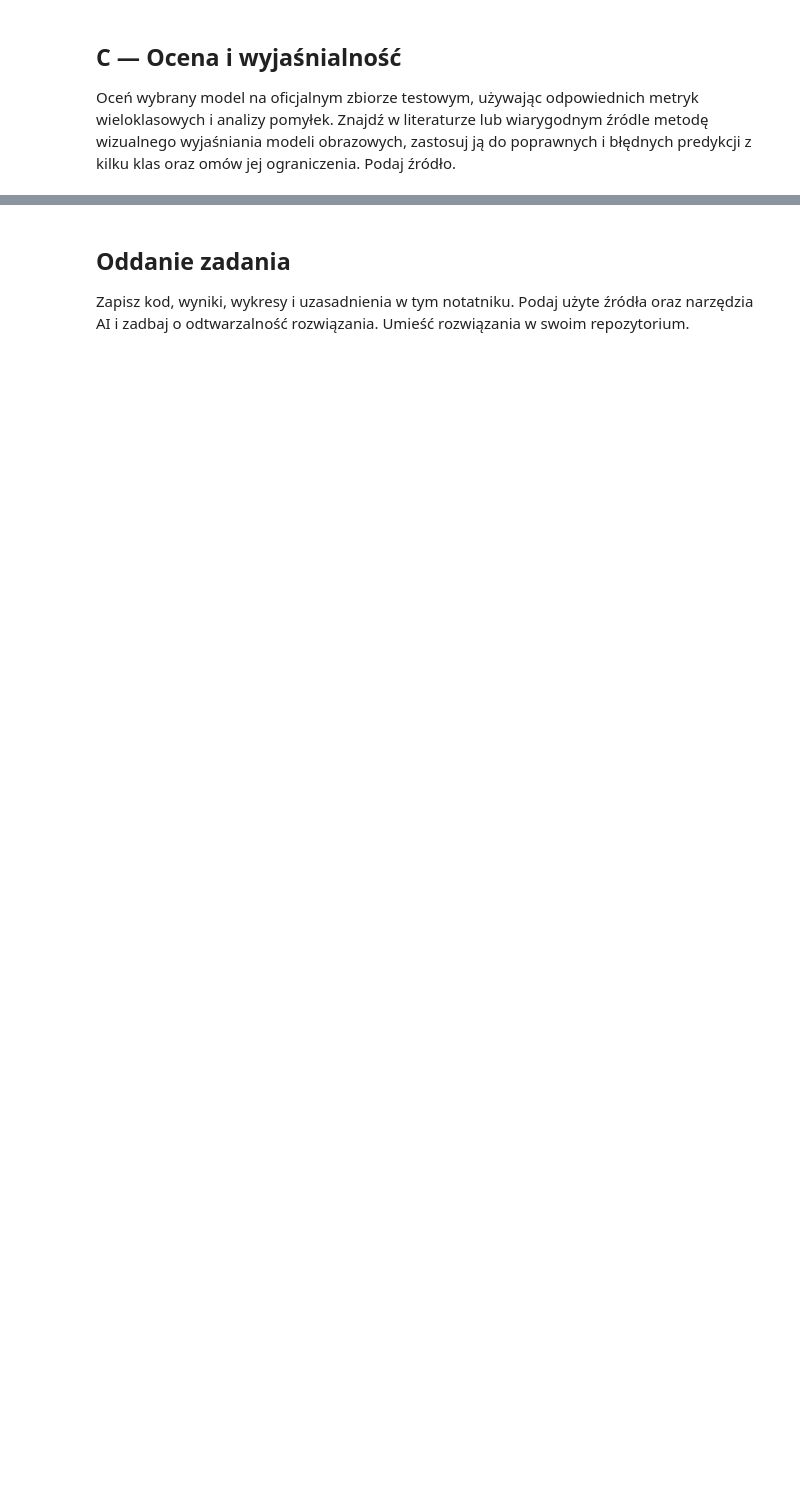
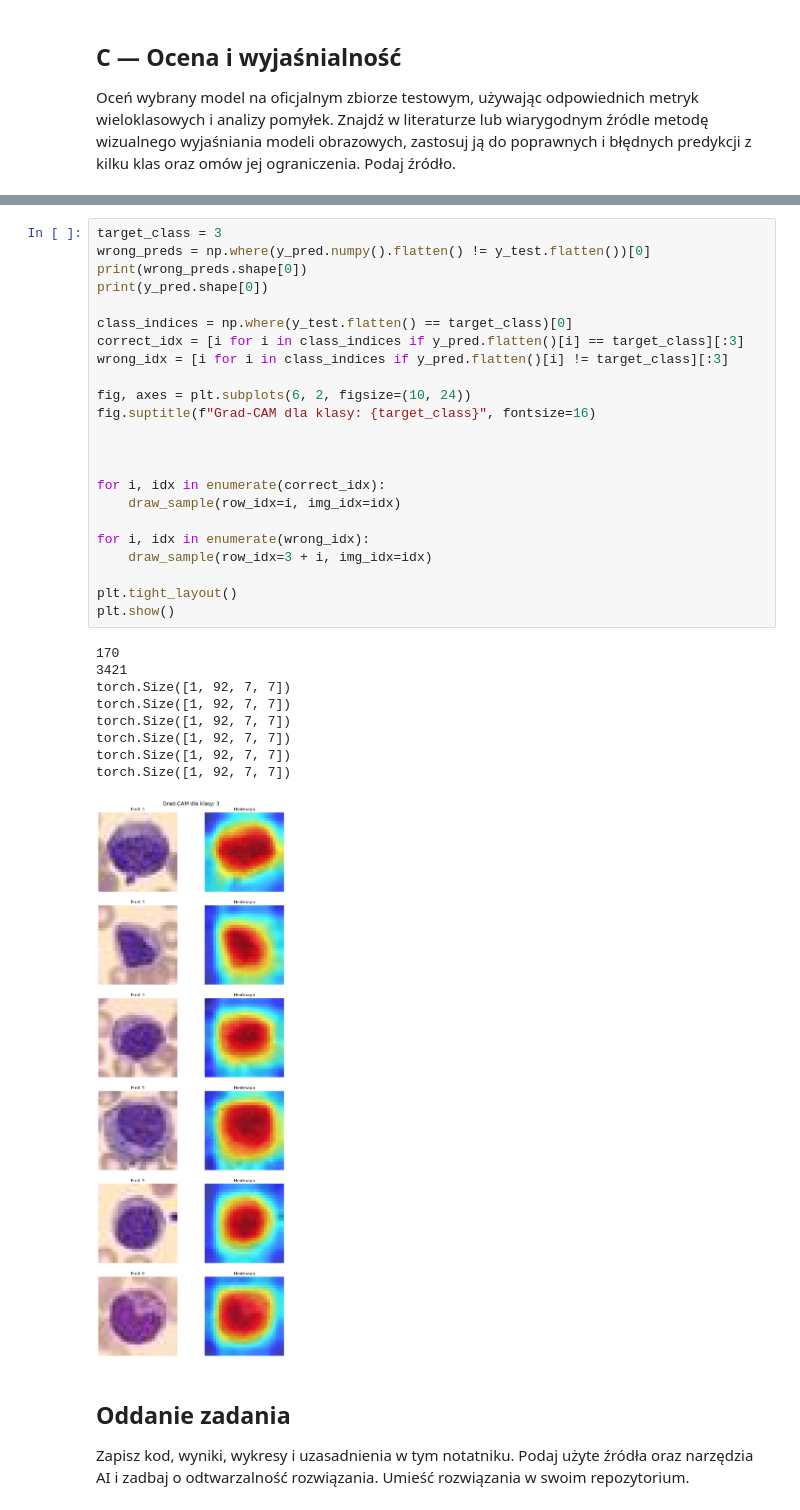
Before and after one commit to juliet2112/Rekrutacja-AI-Med-2026-2027, a Jupyter notebook: Zadanie-2A/Rozwiązanie-2A.ipynb, the cells around one changed output, grey strips where cells are left out. Saved outputs shown, nothing was run; the diff lists cells and outputs as text; blank space fills up the shorter version.

```diff
--- a/Zadanie-2A/Rozwiązanie-2A.ipynb
+++ b/Zadanie-2A/Rozwiązanie-2A.ipynb
@@ -148,3 +502,36 @@ Oceń wybrany model na oficjalnym zbiorze testowym, używając odpowiednich metr
+# %%
+target_class = 3
+wrong_preds = np.where(y_pred.numpy().flatten() != y_test.flatten())[0]
+print(wrong_preds.shape[0])
+print(y_pred.shape[0])
+
+class_indices = np.where(y_test.flatten() == target_class)[0]
+correct_idx = [i for i in class_indices if y_pred.flatten()[i] == target_class][:3]
+wrong_idx = [i for i in class_indices if y_pred.flatten()[i] != target_class][:3]
+
+fig, axes = plt.subplots(6, 2, figsize=(10, 24))
+fig.suptitle(f"Grad-CAM dla klasy: {target_class}", fontsize=16)
+
+
+
+for i, idx in enumerate(correct_idx):
+    draw_sample(row_idx=i, img_idx=idx)
+
+for i, idx in enumerate(wrong_idx):
+    draw_sample(row_idx=3 + i, img_idx=idx)
+
+plt.tight_layout()
+plt.show()
+# %% [output]
+170
+3421
+torch.Size([1, 92, 7, 7])
+torch.Size([1, 92, 7, 7])
+torch.Size([1, 92, 7, 7])
+torch.Size([1, 92, 7, 7])
+torch.Size([1, 92, 7, 7])
+torch.Size([1, 92, 7, 7])
+[figure, added]
 # %% [markdown]
 ## Oddanie zadania
 
```
Also changed, not shown: parts of 21 cells of this notebook.
